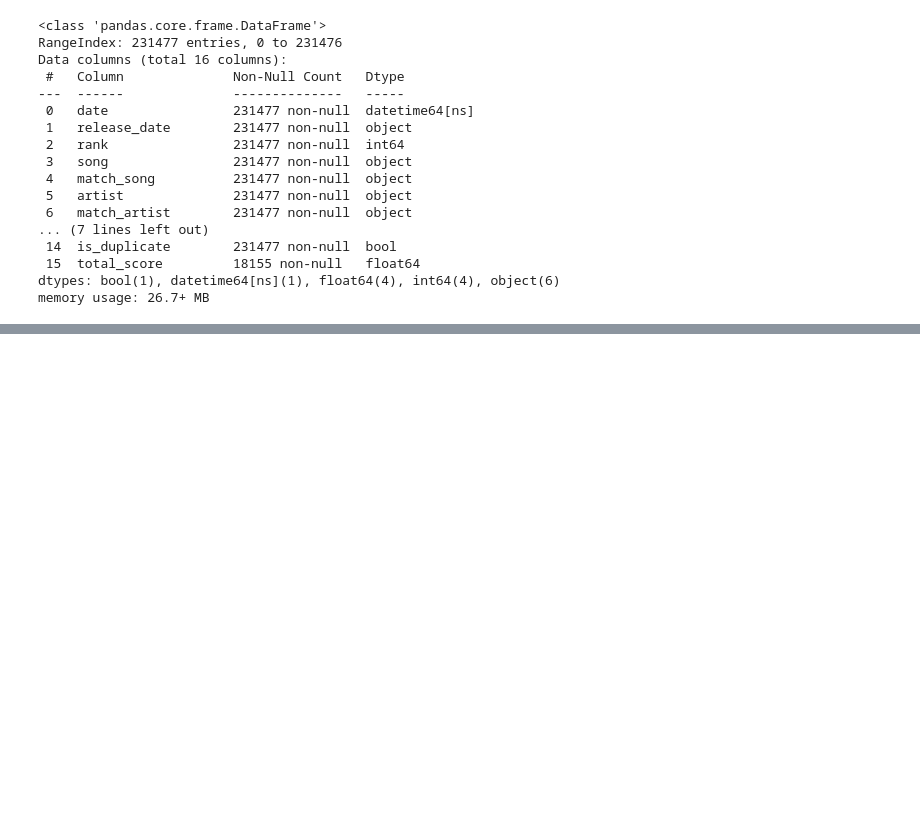
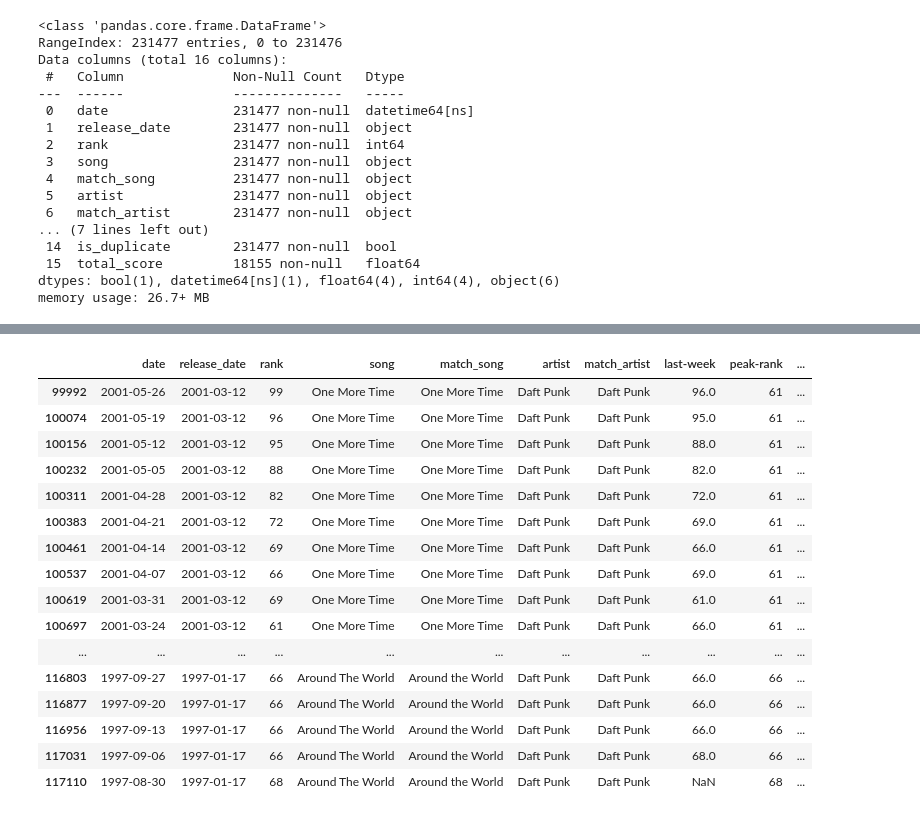
Before and after one commit to AlfaisalGassim/DS_Capstone_Hit_Song_Prediction, a Jupyter notebook: cleaning&EDA/dataCleaning.ipynb, the cells around one changed output, grey strips where cells are left out. Saved outputs shown, nothing was run; the diff lists cells and outputs as text; code cells hidden in the pictures; blank space fills up the shorter version.

```diff
--- a/cleaning&EDA/dataCleaning.ipynb
+++ b/cleaning&EDA/dataCleaning.ipynb
@@ -244 +208,21 @@ See the caveats in the documentation: https://pandas.pydata.org/pandas-docs/stab
+# %%
+final_clean[final_clean["artist"] == "Daft Punk"]
+# %% [output]
+|  | date | release_date | rank | song | match_song | artist | match_artist | last-week | peak-rank | ... |
+| 99992 | 2001-05-26 | 2001-03-12 | 99 | One More Time | One More Time | Daft Punk | Daft Punk | 96.0 | 61 | ... |
+| 100074 | 2001-05-19 | 2001-03-12 | 96 | One More Time | One More Time | Daft Punk | Daft Punk | 95.0 | 61 | ... |
+| 100156 | 2001-05-12 | 2001-03-12 | 95 | One More Time | One More Time | Daft Punk | Daft Punk | 88.0 | 61 | ... |
+| 100232 | 2001-05-05 | 2001-03-12 | 88 | One More Time | One More Time | Daft Punk | Daft Punk | 82.0 | 61 | ... |
+| 100311 | 2001-04-28 | 2001-03-12 | 82 | One More Time | One More Time | Daft Punk | Daft Punk | 72.0 | 61 | ... |
+| 100383 | 2001-04-21 | 2001-03-12 | 72 | One More Time | One More Time | Daft Punk | Daft Punk | 69.0 | 61 | ... |
+| 100461 | 2001-04-14 | 2001-03-12 | 69 | One More Time | One More Time | Daft Punk | Daft Punk | 66.0 | 61 | ... |
+| 100537 | 2001-04-07 | 2001-03-12 | 66 | One More Time | One More Time | Daft Punk | Daft Punk | 69.0 | 61 | ... |
+| 100619 | 2001-03-31 | 2001-03-12 | 69 | One More Time | One More Time | Daft Punk | Daft Punk | 61.0 | 61 | ... |
+| 100697 | 2001-03-24 | 2001-03-12 | 61 | One More Time | One More Time | Daft Punk | Daft Punk | 66.0 | 61 | ... |
+| ... | ... | ... | ... | ... | ... | ... | ... | ... | ... | ... |
+| 116803 | 1997-09-27 | 1997-01-17 | 66 | Around The World | Around the World | Daft Punk | Daft Punk | 66.0 | 66 | ... |
+| 116877 | 1997-09-20 | 1997-01-17 | 66 | Around The World | Around the World | Daft Punk | Daft Punk | 66.0 | 66 | ... |
+| 116956 | 1997-09-13 | 1997-01-17 | 66 | Around The World | Around the World | Daft Punk | Daft Punk | 66.0 | 66 | ... |
+| 117031 | 1997-09-06 | 1997-01-17 | 66 | Around The World | Around the World | Daft Punk | Daft Punk | 68.0 | 66 | ... |
+| 117110 | 1997-08-30 | 1997-01-17 | 68 | Around The World | Around the World | Daft Punk | Daft Punk | NaN | 68 | ... |
 # %%
```
Also changed, not shown: parts of 11 cells of this notebook, 5 other files.
